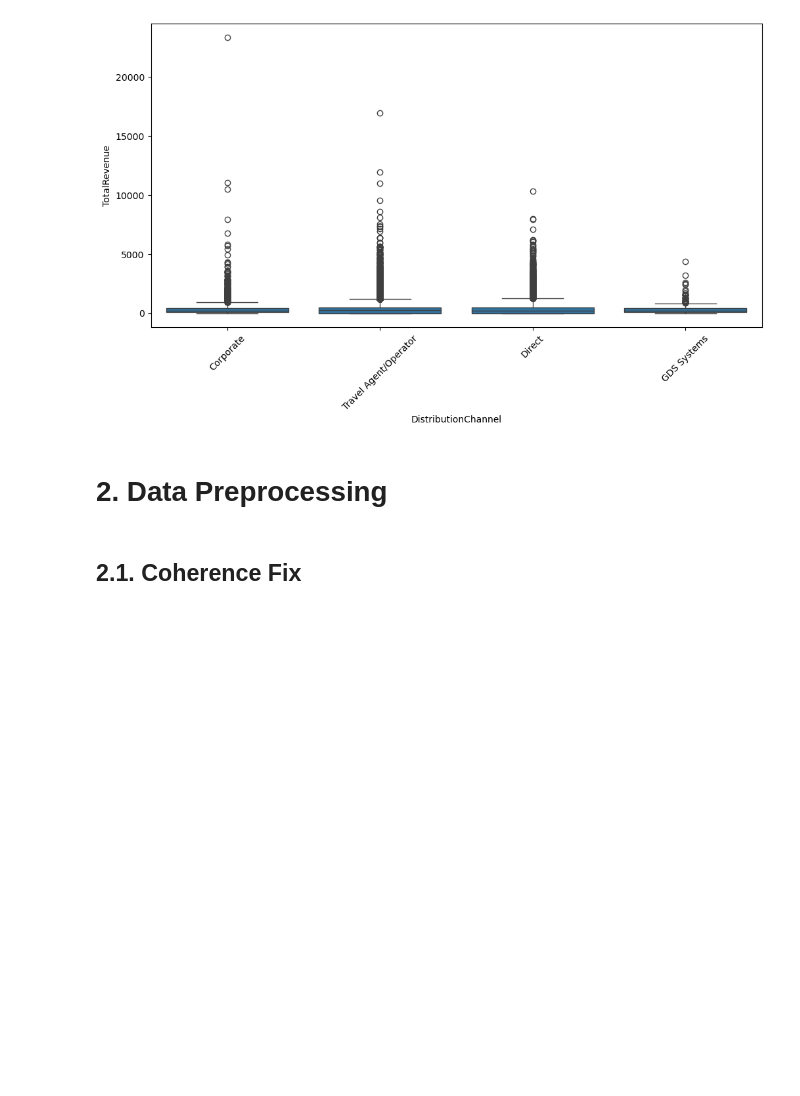
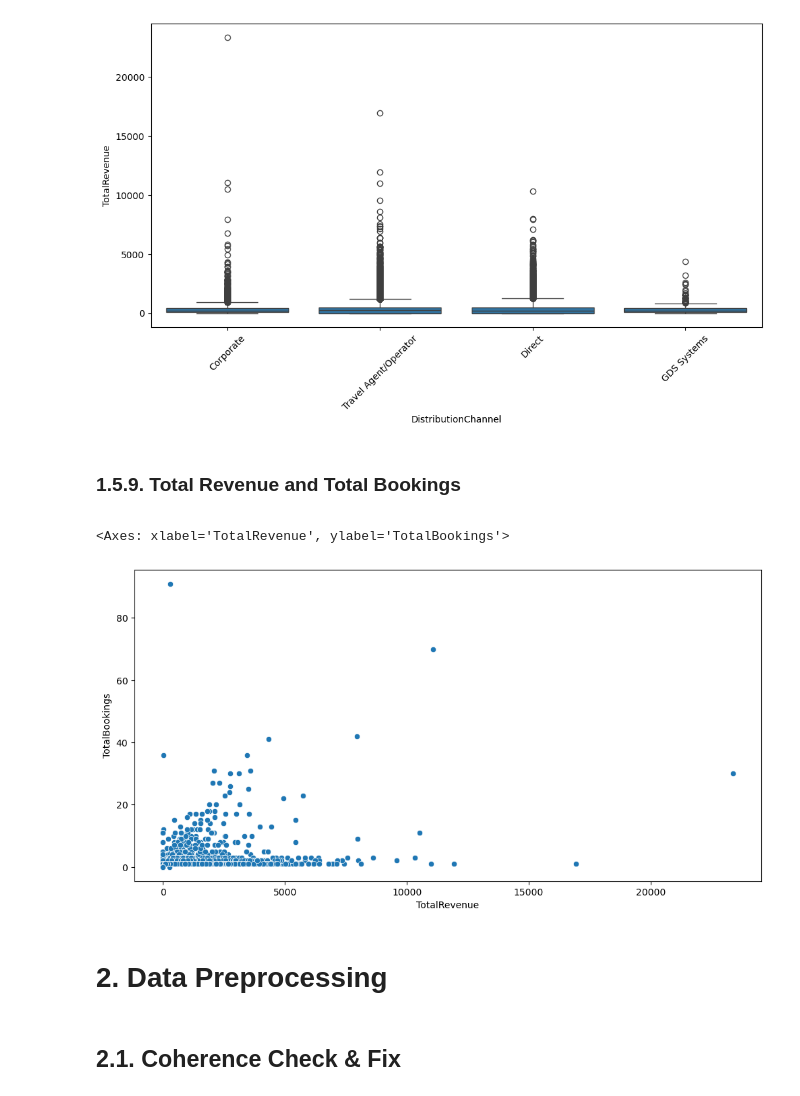
Before and after one commit to RubenCMarques/Hotel-Customer-Segmentation, a Jupyter notebook: Notebooks/Chloe_workspace.ipynb, the cells around one changed output. Cells and saved outputs as stored; diff of their text form; code cells hidden in the pictures; blank space fills up the shorter version.

Commit message:
coherence check

```diff
--- a/Notebooks/Chloe_workspace.ipynb
+++ b/Notebooks/Chloe_workspace.ipynb
@@ -1257,6 +1257,18 @@ plt.xticks(rotation=45)
 plt.show()
 # %% [output]
 [figure]
+# %% [markdown]
+<a class="anchor" id="sub-section-1_5_9">
+
+### 1.5.9. Total Revenue and Total Bookings
+
+</a>
+# %%
+plt.figure(figsize=(12, 6))
+sns.scatterplot(datacopy, x = datacopy["TotalRevenue"], y = datacopy["TotalBookings"])
+# %% [output]
+<Axes: xlabel='TotalRevenue', ylabel='TotalBookings'>
+[figure, added]
 # %% [markdown]
 <a class="anchor" id="chapter2"></a>
 
@@ -1266,6 +1278,6 @@ plt.show()
 # %% [markdown]
 <a class="anchor" id="sub-section-2_1"></a>
 
-## 2.1. Coherence Fix
+## 2.1. Coherence Check & Fix
 
 </a>
```
Also changed, not shown: parts of 9 cells of this notebook.
